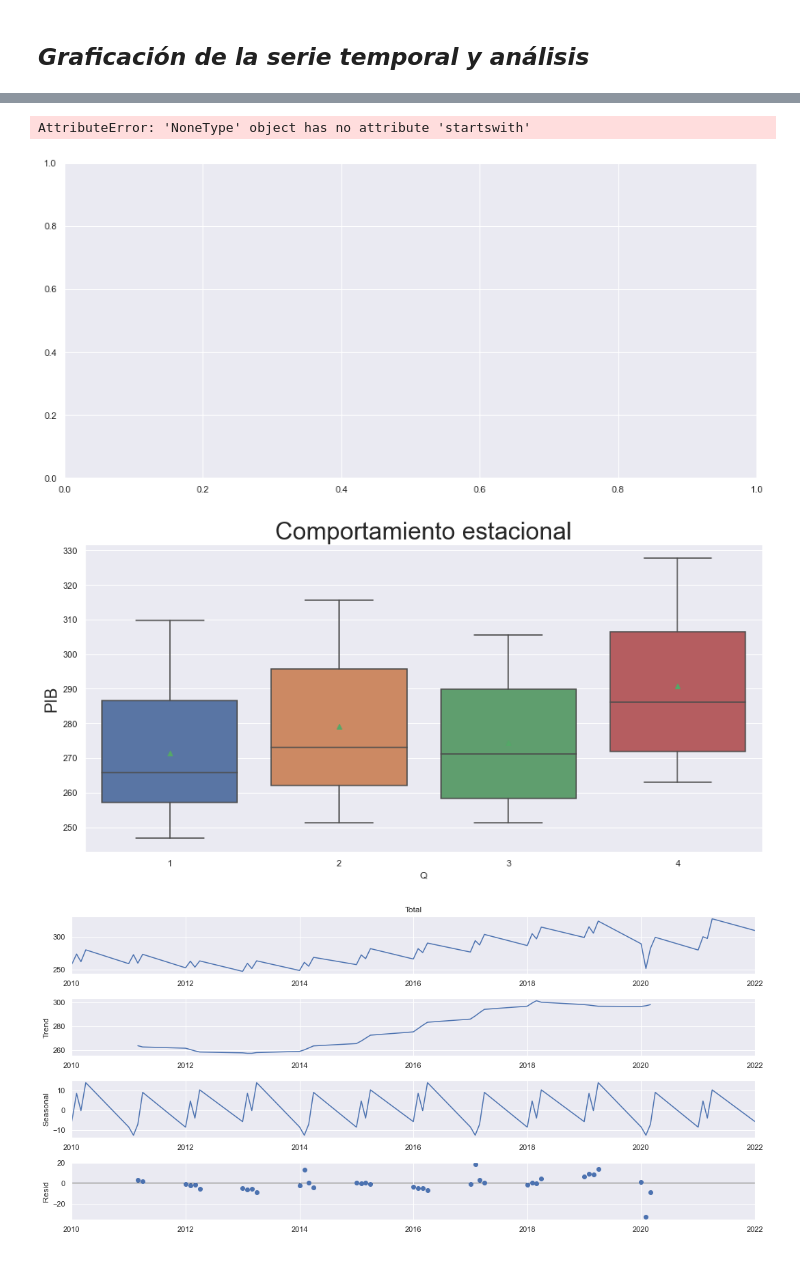
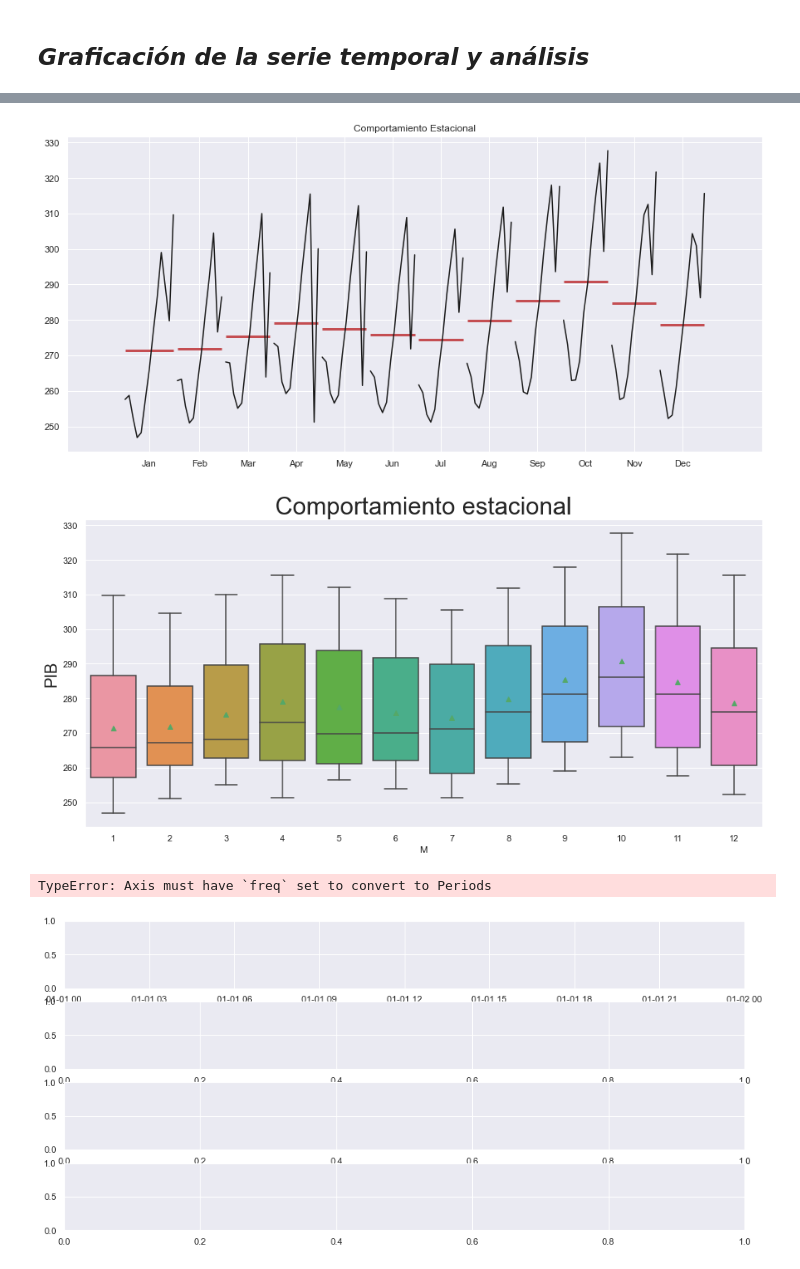
Before and after one commit to algoriv92/TFM, a Jupyter notebook: notebooks/df_pib.ipynb, the cells around one changed output, grey strips where cells are left out. Cells and saved outputs as stored; diff of their text form; code cells hidden in the pictures.

```diff
--- a/notebooks/df_pib.ipynb
+++ b/notebooks/df_pib.ipynb
@@ -66,5 +60,0 @@ df_pib.head()
-# %%
-df_pib['Periodo'] = df_pib['Periodo'].str.replace('T', '')
-df_pib['Periodo'] = pd.to_datetime(df_pib['Periodo'], format='%Y%m')
-df_pib = df_pib.set_index("Periodo")
-df_pib.head()
@@ -78,0 +61,4 @@ df_pib.head()
+# %%
+df_pib['Periodo'] = df_pib['Periodo'].str.replace('T', 'Q')
+df_pib['Periodo'] = pd.to_datetime(df_pib['Periodo'].str.replace(r'(Q\d) (\d+)', r'\2-\1'), errors= 'coerce')
+df_pib.head()
@@ -78,0 +72,4 @@ df_pib.head()
+# %%
+# convert to period
+df_pib['Periodo'] = pd.to_datetime(df_pib['Periodo']).dt.to_period('M')
+df_pib = df_pib.set_index('Periodo').resample('M').interpolate()
@@ -119,22 +133,24 @@ plt.show()
 # %%
 ax = plt.gca()
-sm.graphics.tsa.quarter_plot(df_pib['Total'], ax=ax)
+sm.graphics.tsa.month_plot(df_pib.total, ax=ax)
 ax.set_title('Comportamiento Estacional');
 # %% [output]
-AttributeError: 'NoneType' object has no attribute 'startswith'
-[figure, old version]
+[figure, new version]
 # %%
-df_pib['Q'] = df_pib.index.month
-sns.boxplot(data = df_pib, x = 'Q', y='Total', showmeans=True)
+df_pib['M'] = df_pib.index.month
+sns.boxplot(data = df_pib, x = 'M', y='total', showmeans=True)
 ax = plt.gca()
 ax.set_ylabel('PIB', fontsize = 20)
 ax.set_title('Comportamiento estacional', fontsize = 30);
 # %% [output]
-[figure, old version]
+[figure, new version]
 # %%
-desglose = seasonal_decompose(df_pib['Total'],
-                                   model='additive',
-                                   period=12);
+
+desglose = seasonal_decompose(df_pib.total,
+                              model='additive',
+                              extrapolate_trend='freq',
+                              period=12);
 desglose.plot();
 # %% [output]
+TypeError: Axis must have `freq` set to convert to Periods
-[figure, old version]
+[figure, new version]
```
Also changed, not shown: parts of 10 cells of this notebook, 3 other files.
